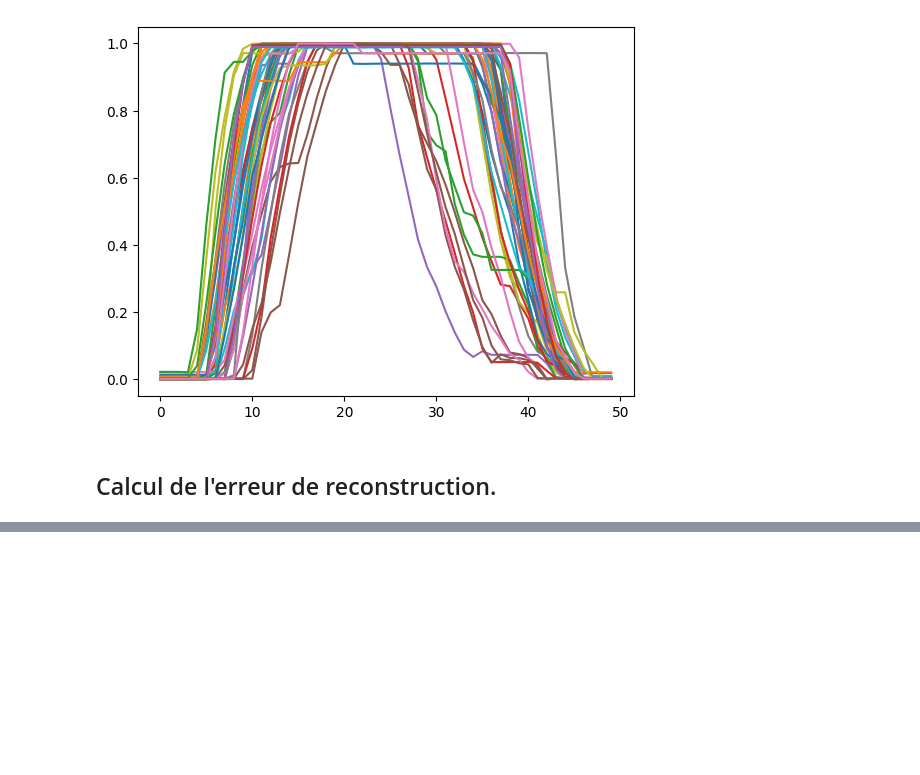
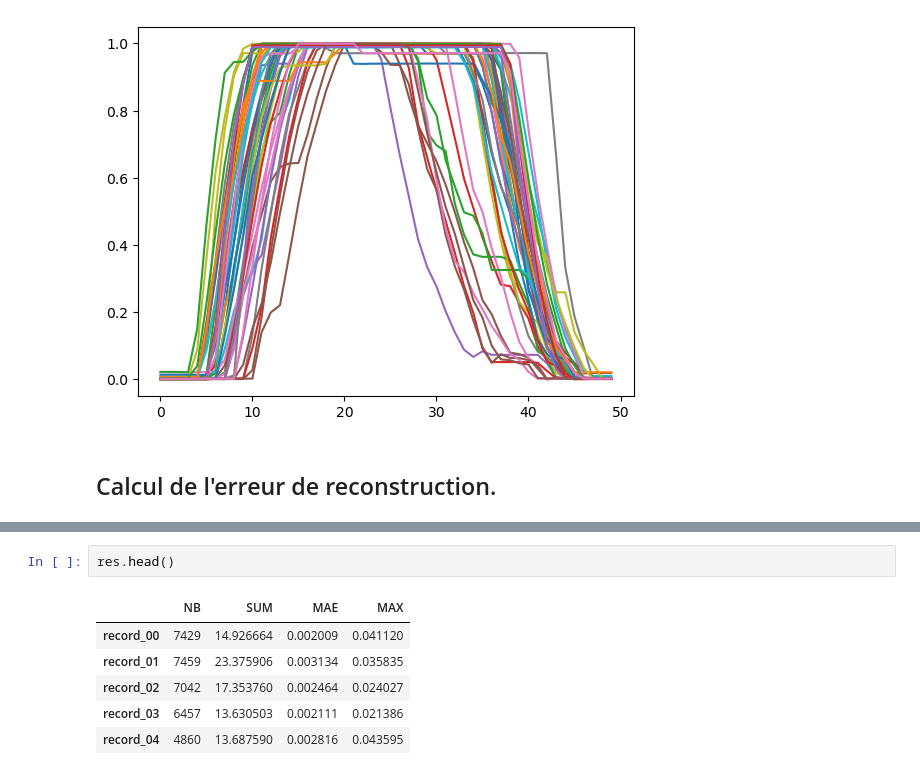
Before and after one commit to RubertiS/Projet_rectangularisation_vols, a Jupyter notebook: Notebooks/test_fruste_1.ipynb, the cells around one changed output, grey strips where cells are left out. Drawn from its saved outputs; the diff is of its cells as text; blank space fills up the shorter version.

```diff
--- a/Notebooks/test_fruste_1.ipynb
+++ b/Notebooks/test_fruste_1.ipynb
@@ -141,0 +144,9 @@ plt.plot(yr)
+# %%
+res.head()
+# %% [output]
+|  | NB | SUM | MAE | MAX |
+| record_00 | 7429 | 14.926664 | 0.002009 | 0.041120 |
+| record_01 | 7459 | 23.375906 | 0.003134 | 0.035835 |
+| record_02 | 7042 | 17.353760 | 0.002464 | 0.024027 |
+| record_03 | 6457 | 13.630503 | 0.002111 | 0.021386 |
+| record_04 | 4860 | 13.687590 | 0.002816 | 0.043595 |
```
Also changed, not shown: parts of 7 cells of this notebook, 4 other files.
